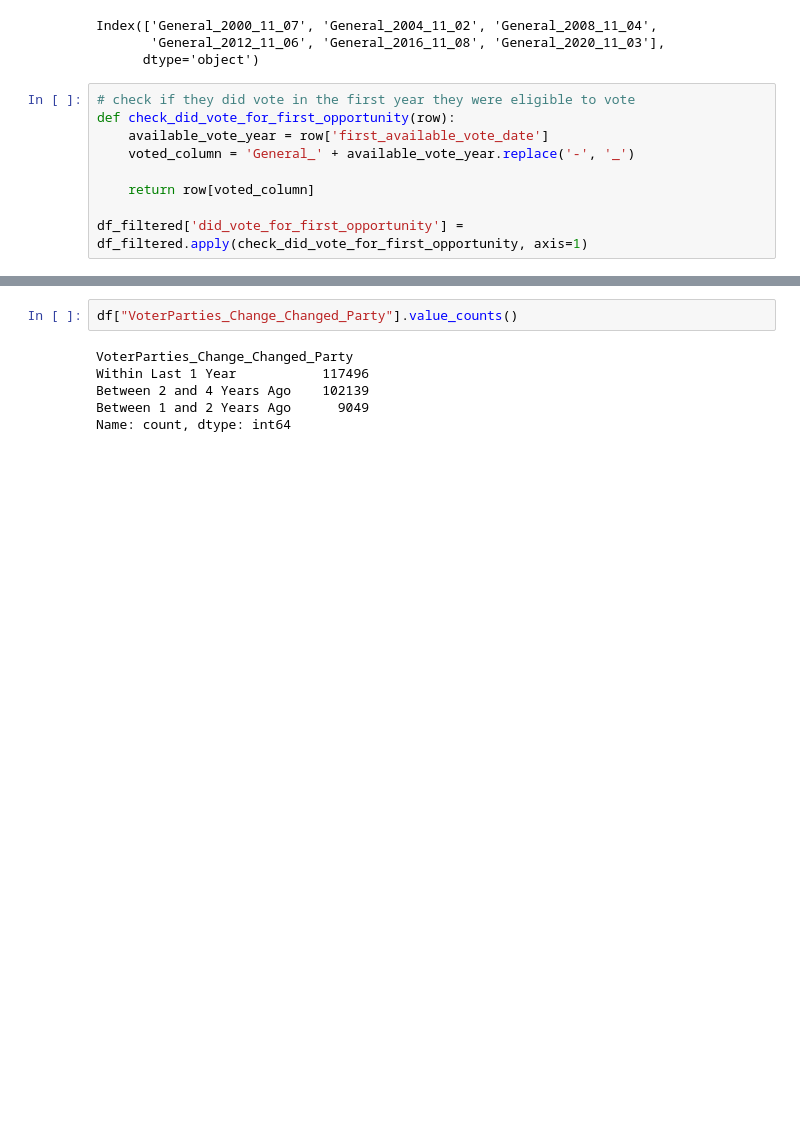
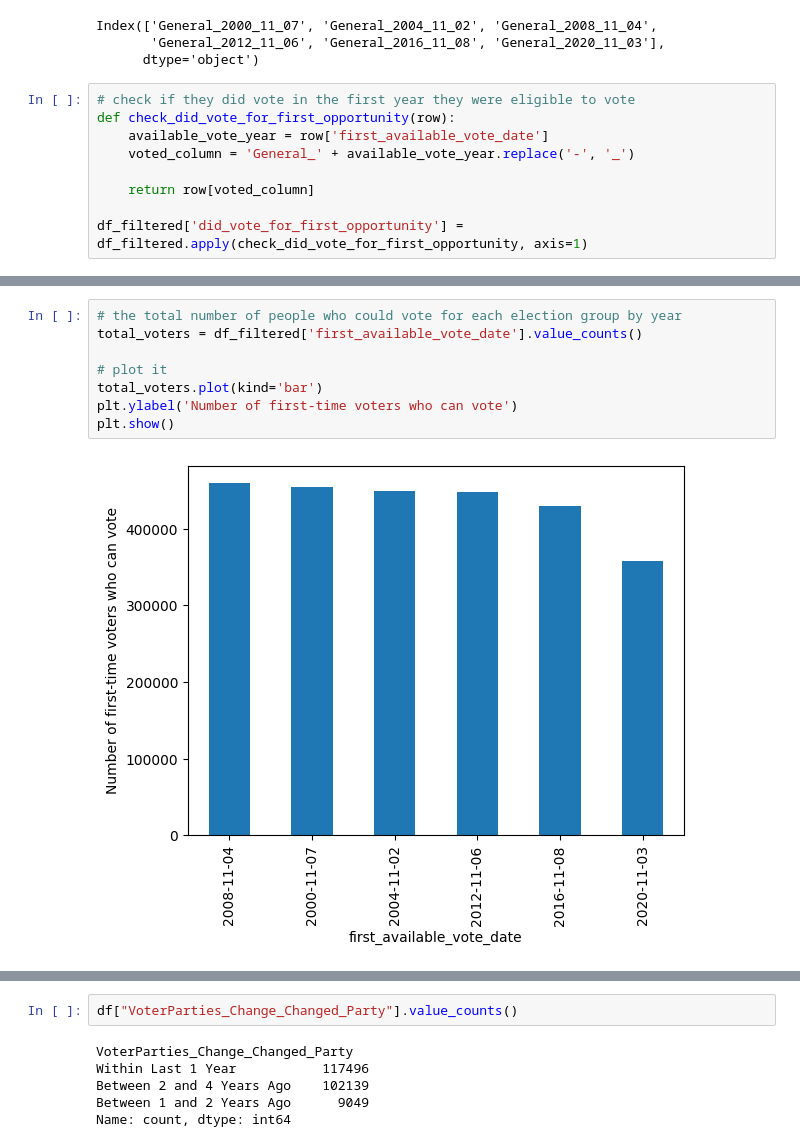
Before and after one commit to hunkim98/ohio_vote, a Jupyter notebook: model/first_time_voters.ipynb, the cells around one changed output, grey strips where cells are left out. Cells and saved outputs as stored; diff of their text form; blank space fills up the shorter version.

```diff
--- a/model/first_time_voters.ipynb
+++ b/model/first_time_voters.ipynb
@@ -126,0 +130,10 @@ plt.show()
+# %%
+# the total number of people who could vote for each election group by year
+total_voters = df_filtered['first_available_vote_date'].value_counts()
+
+# plot it
+total_voters.plot(kind='bar')
+plt.ylabel('Number of first-time voters who can vote')
+plt.show()
+# %% [output]
+[figure, added]
```
Also changed, not shown: parts of 19 cells of this notebook, 9 other files.
